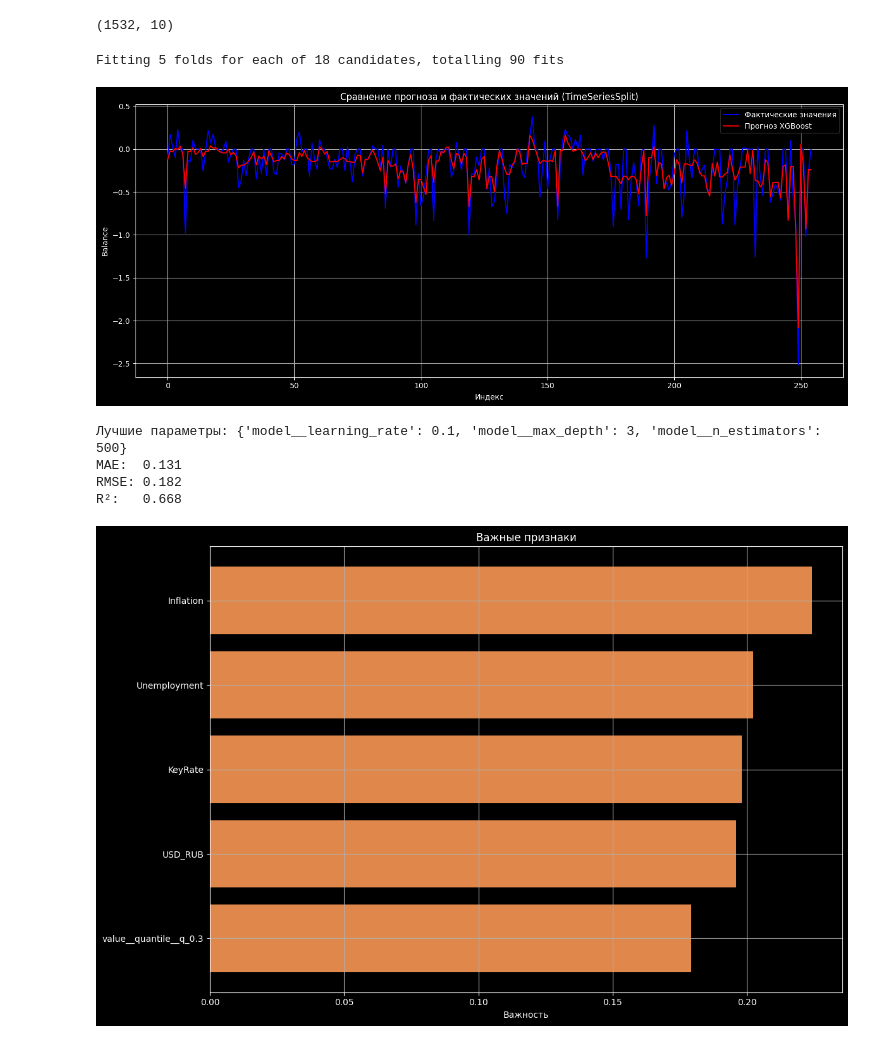
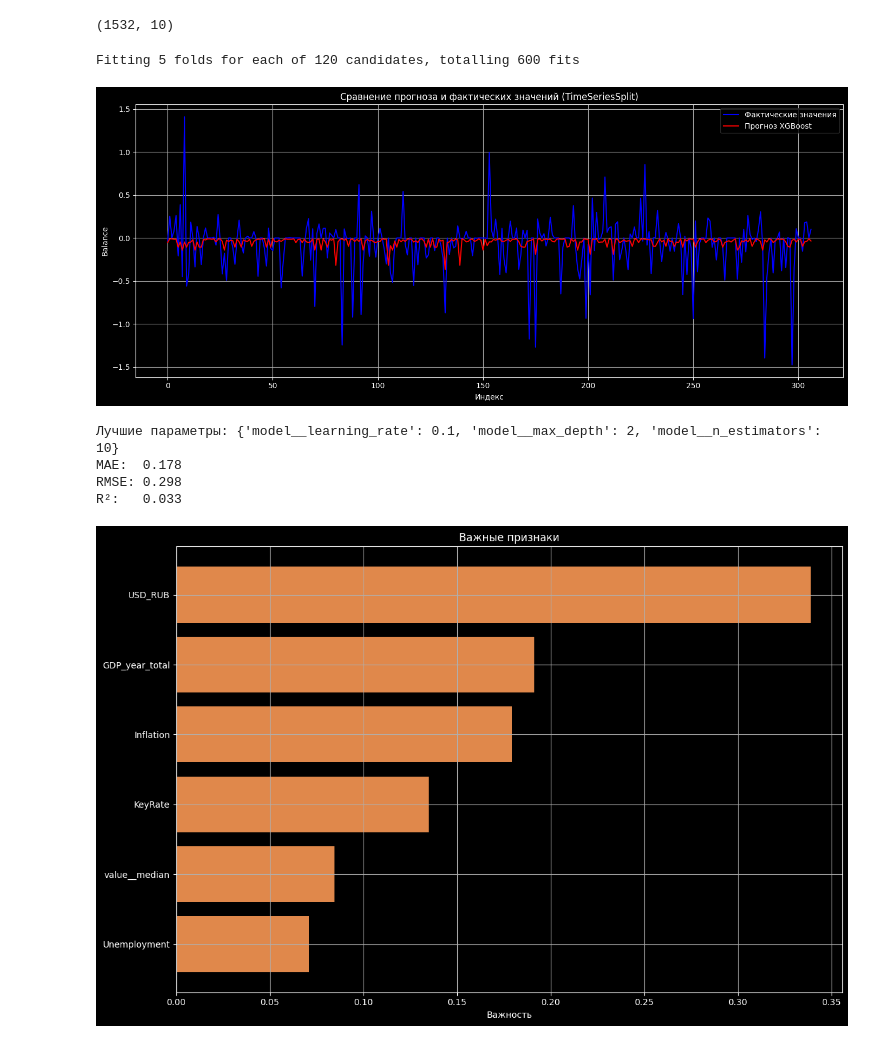
Before and after one commit to mx-k12/time_series_project, a Jupyter notebook: Kaposhko_project.ipynb, the cells around one changed output. Drawn from its saved outputs; the diff is of its cells as text; code cells hidden in the pictures.

```diff
--- a/Kaposhko_project.ipynb
+++ b/Kaposhko_project.ipynb
@@ -244,49 +244,46 @@ pipeline = Pipeline([
 
 
 param_grid = {
-    'model__n_estimators': [500, 750, 1000],
-    'model__max_depth': [3, 4 , 5],
-    'model__learning_rate': [0.1, 0.2]
+    'model__n_estimators': [5, 10, 30, 50, 100],
+    'model__max_depth': [2,3, 4 , 5, 6, 7],
+    'model__learning_rate': [0.1,0.05, 0.01, 0.001]
 }
 
 grid = GridSearchCV(pipeline, param_grid, cv=tscv,  scoring='r2', verbose=1)
-grid.fit(X_full, y)
+X_train, X_test, y_train, y_test = train_test_split(
+    X_full, y, test_size=0.2, shuffle=True, random_state=42)
+grid.fit(X_train, y_train)
+y_pred = grid.best_estimator_.predict(X_test)
 
-# Прогноз на финальном тесте
-# Берём последнюю фолдовую пару из TimeSeriesSplit для финального прогноза
-train_index, test_index = list(tscv.split(X_full))[-1]
-X_train, X_test = X_full.iloc[train_index], X_full.iloc[test_index]
-y_train, y_test = y.iloc[train_index], y.iloc[test_index]
-y_pred = grid.best_estimator_.predict(X_test)
 
 # Визуализация прогноза
 plt.figure(figsize=(14, 6))
 plt.plot(y_test.values, label='Фактические значения', color='blue')
 plt.plot(y_pred, label='Прогноз XGBoost', color='red')
 plt.title('Сравнение прогноза и фактических значений (TimeSeriesSplit)')
 plt.xlabel('Индекс')
 plt.ylabel('Balance')
 plt.legend()
 plt.grid(True)
 plt.tight_layout()
 plt.show()
 
 
 mae = mean_absolute_error(y_test, y_pred)
 rmse = np.sqrt(mean_squared_error(y_test, y_pred))
 r2 = r2_score(y_test, y_pred)
 
 print(f'Лучшие параметры: {grid.best_params_}')
 print(f'MAE:  {mae:.3f}')
 print(f'RMSE: {rmse:.3f}')
 print(f'R²:   {r2:.3f}')
 # %% [output]
-Fitting 5 folds for each of 18 candidates, totalling 90 fits
+Fitting 5 folds for each of 120 candidates, totalling 600 fits
-[figure, old version]
+[figure, new version]
-Лучшие параметры: {'model__learning_rate': 0.1, 'model__max_depth': 3, 'model__n_estimators': 500}
-MAE:  0.131
-RMSE: 0.182
-R²:   0.668
+Лучшие параметры: {'model__learning_rate': 0.1, 'model__max_depth': 2, 'model__n_estimators': 10}
+MAE:  0.178
+RMSE: 0.298
+R²:   0.033
 # %%
 
 # Получаем признаки, отобранные SelectKBest
@@ -317,4 +314,4 @@ plt.grid(True)
 plt.tight_layout()
 plt.show()
 # %% [output]
-[figure, old version]
+[figure, new version]
```
